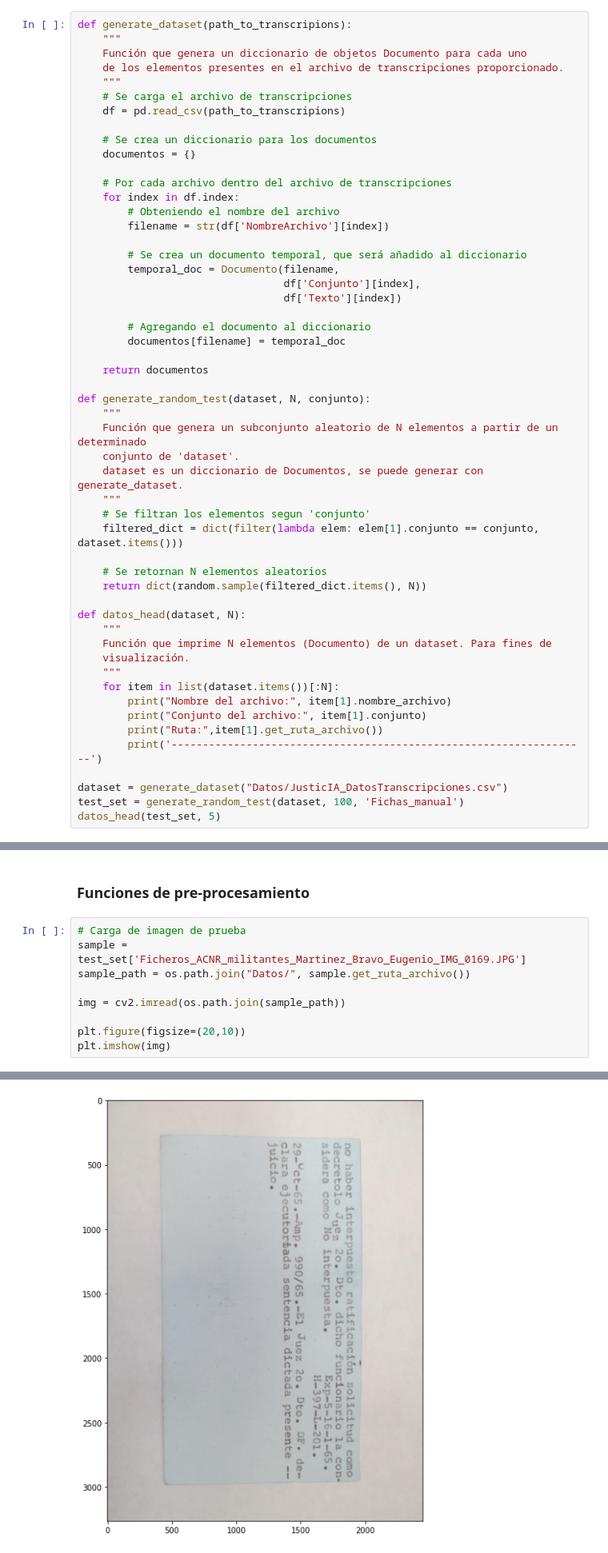
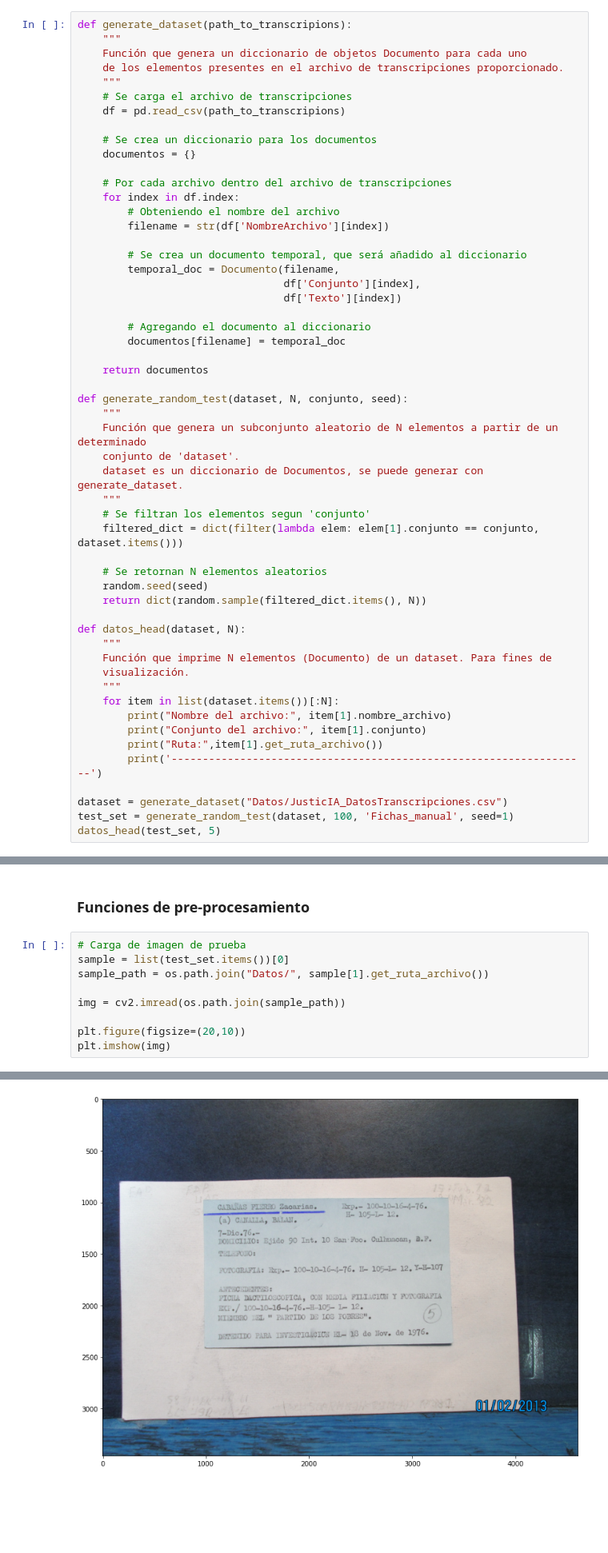
Before and after one commit to RemyA736/Coeus-AI, a Jupyter notebook: Preprocesamiento.ipynb, the cells around one changed output, grey strips where cells are left out. Shown at 80% size. Saved outputs shown, nothing was run; the diff lists cells and outputs as text; blank space fills up the shorter version.

```diff
--- a/Preprocesamiento.ipynb
+++ b/Preprocesamiento.ipynb
@@ -87,7 +87,7 @@ def generate_dataset(path_to_transcripions):
 
     return documentos
 
-def generate_random_test(dataset, N, conjunto):
+def generate_random_test(dataset, N, conjunto, seed):
     """
     Función que genera un subconjunto aleatorio de N elementos a partir de un determinado
     conjunto de 'dataset'.
@@ -97,6 +97,7 @@ def generate_random_test(dataset, N, conjunto):
     filtered_dict = dict(filter(lambda elem: elem[1].conjunto == conjunto, dataset.items()))
 
     # Se retornan N elementos aleatorios
+    random.seed(seed)
     return dict(random.sample(filtered_dict.items(), N))
 
 def datos_head(dataset, N):
@@ -111,6 +112,6 @@ def datos_head(dataset, N):
         print('-------------------------------------------------------------------')
 
 dataset = generate_dataset("Datos/JusticIA_DatosTranscripciones.csv")
-test_set = generate_random_test(dataset, 100, 'Fichas_manual')
+test_set = generate_random_test(dataset, 100, 'Fichas_manual', seed=1)
 datos_head(test_set, 5)
 # %% [output]
@@ -138,16 +139,16 @@ Ruta: Fichas_manual/Ficheros_UAG_76-11-16_a_77-03-19_UAG,_fichas-123-.JPG
 ### Funciones de pre-procesamiento
 # %%
 # Carga de imagen de prueba
-sample = test_set['Ficheros_ACNR_militantes_Martinez_Bravo_Eugenio_IMG_0169.JPG']
-sample_path = os.path.join("Datos/", sample.get_ruta_archivo())
+sample = list(test_set.items())[0]
+sample_path = os.path.join("Datos/", sample[1].get_ruta_archivo())
 
 img = cv2.imread(os.path.join(sample_path))
 
 plt.figure(figsize=(20,10))
 plt.imshow(img)
 # %% [output]
 <matplotlib.image.AxesImage at 0x...>
-[figure, old version]
+[figure, new version]
 # %%
 img = rgb_to_gray(img)
 
```
Also changed, not shown: parts of 12 cells of this notebook, 2 other files.
